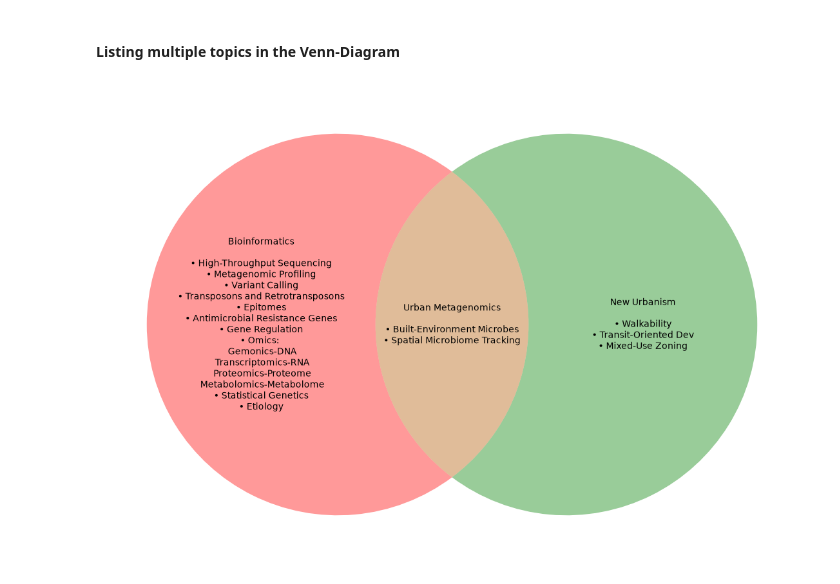
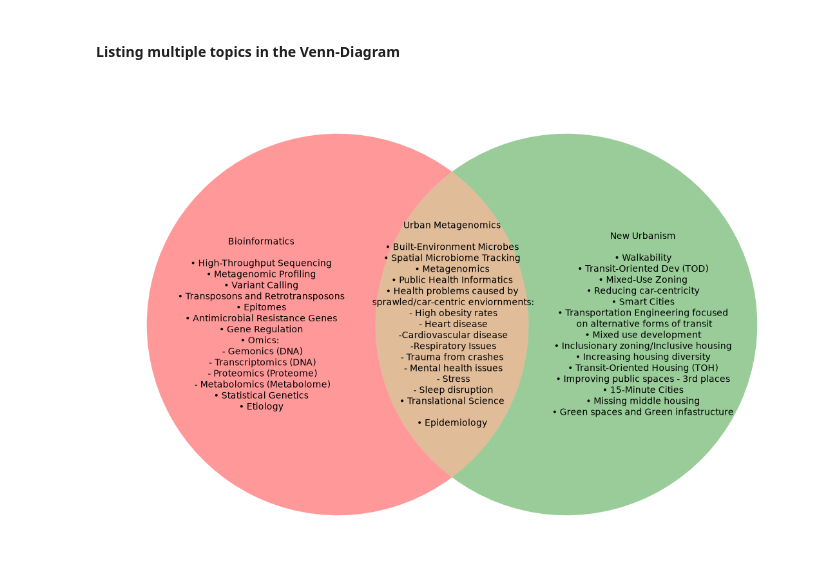
Before and after one commit to BranfordS813/Sanford---Direct-Independent-Study-Repository, a Jupyter notebook: Matplotlib_Venn_Test.ipynb, the cells around one changed output. Cells and saved outputs as stored; diff of their text form; code cells hidden in the pictures.

```diff
--- a/Matplotlib_Venn_Test.ipynb
+++ b/Matplotlib_Venn_Test.ipynb
@@ -85,37 +85,56 @@ v = venn2(subsets=(1, 1, 0.4), set_labels=('', ''), ax=ax)
 # Define your topics as clean Python lists
 bioinformatics_topics = [
     "Bioinformatics\n",
     "\u2022 High-Throughput Sequencing",
     "\u2022 Metagenomic Profiling",
     "\u2022 Variant Calling",
     "\u2022 Transposons and Retrotransposons",
     "\u2022 Epitomes",
     "\u2022 Antimicrobial Resistance Genes",
     "\u2022 Gene Regulation",
-    "\u2022 Omics: \n Gemonics-DNA\n Transcriptomics-RNA\n Proteomics-Proteome\n Metabolomics-Metabolome",
+    "\u2022 Omics: \n - Gemonics (DNA)\n - Transcriptomics (DNA)\n - Proteomics (Proteome)\n - Metabolomics (Metabolome)",
     "\u2022 Statistical Genetics",
     "\u2022 Etiology"
 
 ]
 
 intersection_topics = [
     "Urban Metagenomics\n",
-    "• Built-Environment Microbes",
-    "• Spatial Microbiome Tracking"
+    "\u2022 Built-Environment Microbes",
+    "\u2022 Spatial Microbiome Tracking",
+    "\u2022 Metagenomics",
+    "\u2022 Public Health Informatics",
+    "\u2022 Health problems caused by\n sprawled/car-centric enviornments:\n "
+    "- High obesity rates\n - Heart disease\n -Cardiovascular disease\n -Respiratory Issues\n"
+    "- Trauma from crashes\n - Mental health issues\n - Stress\n - Sleep disruption",
+    "\u2022 Translational Science\n",
+    "\u2022 Epidemiology"
 ]
 
 urbanism_topics = [
     "New Urbanism\n",
-    "• Walkability",
-    "• Transit-Oriented Dev",
-    "• Mixed-Use Zoning"
+    "\u2022 Walkability",
+    "\u2022 Transit-Oriented Dev (TOD)",
+    "\u2022 Mixed-Use Zoning",
+    "\u2022 Reducing car-centricity",
+    "\u2022 Smart Cities",
+    "\u2022 Transportation Engineering focused\n on alternative forms of transit",
+    "\u2022 Mixed use development",
+    "\u2022 Inclusionary zoning/Inclusive housing",
+    "\u2022 Increasing housing diversity",
+    "\u2022 Transit-Oriented Housing (TOH)",
+    "\u2022 Improving public spaces - 3rd places",
+    "\u2022 15-Minute Cities",
+    "\u2022 Missing middle housing",
+    "\u2022 Green spaces and Green infastructure"
+
 ]
 
 # Pass joined lists into set_text()
 v.get_label_by_id('10').set_text("\n".join(bioinformatics_topics))
 v.get_label_by_id('11').set_text("\n".join(intersection_topics))
 v.get_label_by_id('01').set_text("\n".join(urbanism_topics))
 
 plt.show()
 # %% [output]
-[figure, old version]
+[figure, new version]
```
Also changed, not shown: 6 other files.
